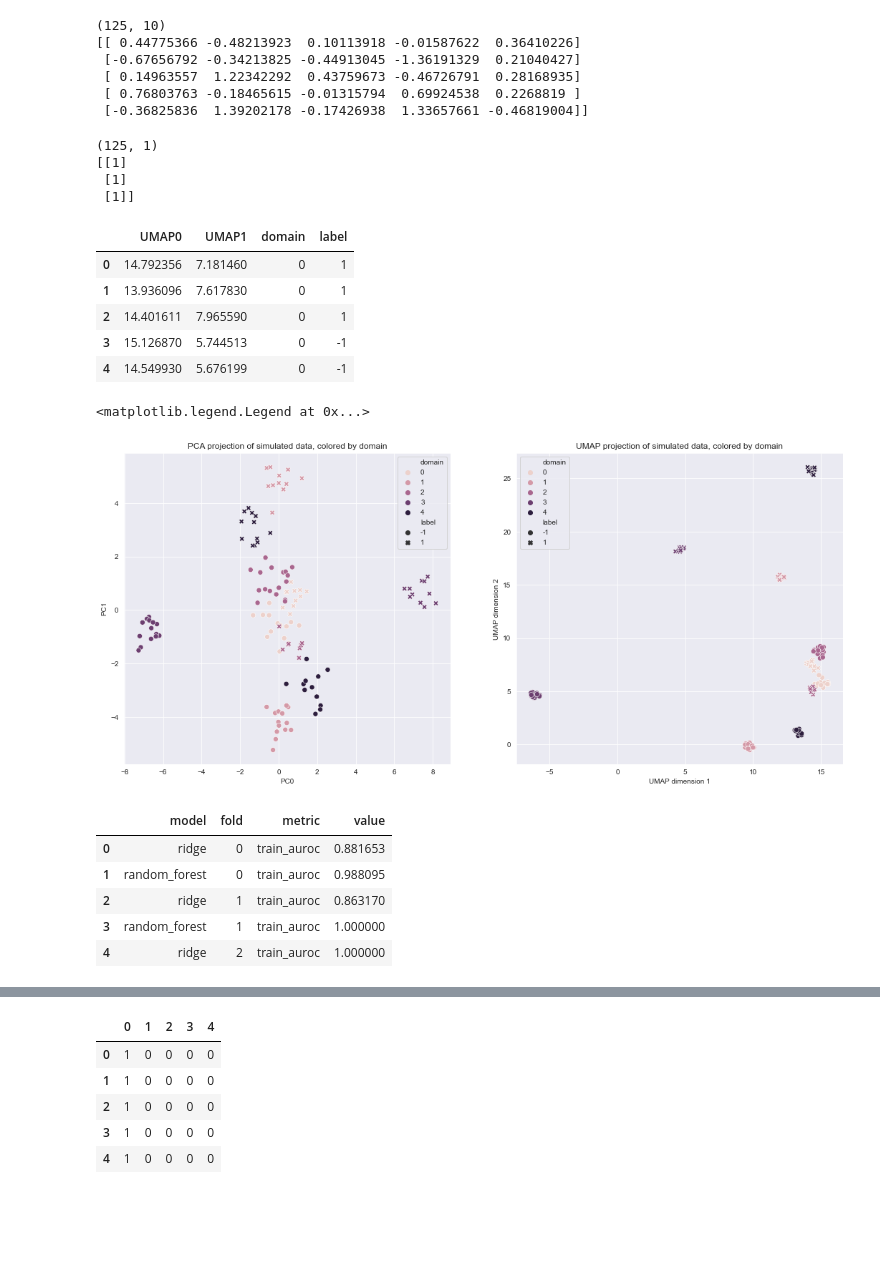
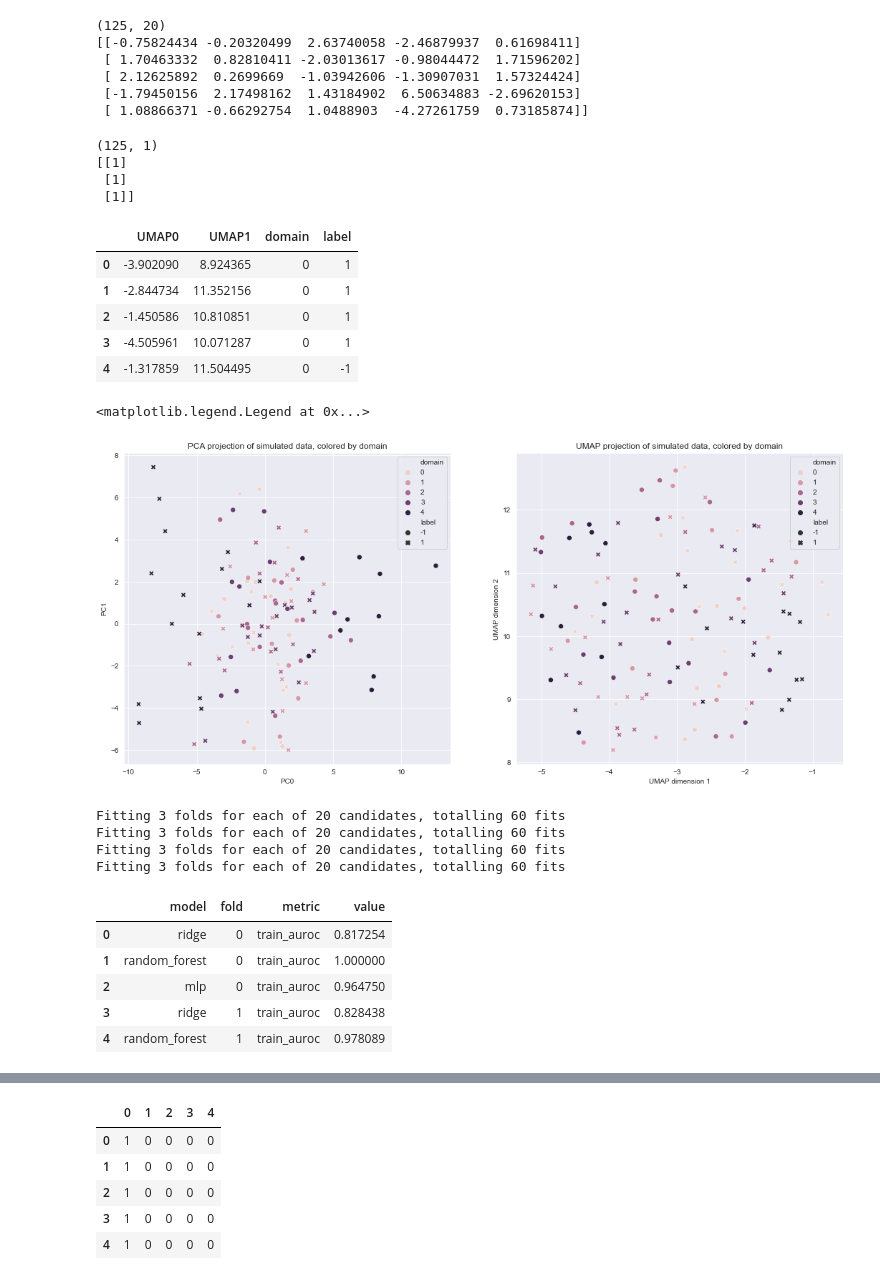
Before and after one commit to greenelab/pancancer-evaluation, a Jupyter notebook: 09_simulations/simulate.ipynb, the cells around one changed output, grey strips where cells are left out. Saved outputs shown, nothing was run; the diff lists cells and outputs as text; code cells hidden in the pictures; blank space fills up the shorter version.

```diff
--- a/09_simulations/simulate.ipynb
+++ b/09_simulations/simulate.ipynb
@@ -20,8 +21,8 @@ np.random.seed(42)
 # %%
 n_domains = 5
 n_per_domain = 25
-p = 10
-noise_scale = 0.5
+p = 20
+noise_scale = 2
 
 # just have e_c and e_s be unit vectors
 # e_c = np.array([1, 0])
@@ -68,12 +79,12 @@ for i, beta_i in enumerate(betas):
 print(xs.shape)
 print(xs[:5, :5])
 # %% [output]
-(125, 10)
-[[ 0.44775366 -0.48213923  0.10113918 -0.01587622  0.36410226]
- [-0.67656792 -0.34213825 -0.44913045 -1.36191329  0.21040427]
- [ 0.14963557  1.22342292  0.43759673 -0.46726791  0.28168935]
- [ 0.76803763 -0.18465615 -0.01315794  0.69924538  0.2268819 ]
- [-0.36825836  1.39202178 -0.17426938  1.33657661 -0.46819004]]
+(125, 20)
+[[-0.75824434 -0.20320499  2.63740058 -2.46879937  0.61698411]
+ [ 1.70463332  0.82810411 -2.03013617 -0.98044472  1.71596202]
+ [ 2.12625892  0.2699669  -1.03942606 -1.30907031  1.57324424]
+ [-1.79450156  2.17498162  1.43184902  6.50634883 -2.69620153]
+ [ 1.08866371 -0.66292754  1.0488903  -4.27261759  0.73185874]]
 # %%
 print(ys.shape)
 print(ys[:3, :])
@@ -103,11 +114,11 @@ X_umap_df['label'] = ys.flatten()
 X_umap_df.head()
 # %% [output]
 |  | UMAP0 | UMAP1 | domain | label |
-| 0 | 14.792356 | 7.181460 | 0 | 1 |
-| 1 | 13.936096 | 7.617830 | 0 | 1 |
-| 2 | 14.401611 | 7.965590 | 0 | 1 |
-| 3 | 15.126870 | 5.744513 | 0 | -1 |
-| 4 | 14.549930 | 5.676199 | 0 | -1 |
+| 0 | -3.902090 | 8.924365 | 0 | 1 |
+| 1 | -2.844734 | 11.352156 | 0 | 1 |
+| 2 | -1.450586 | 10.810851 | 0 | 1 |
+| 3 | -4.505961 | 10.071287 | 0 | 1 |
+| 4 | -1.317859 | 11.504495 | 0 | -1 |
 # %%
 sns.set({'figure.figsize': (18, 8)})
 fig, axarr = plt.subplots(1, 2)
@@ -125,7 +136,7 @@ axarr[1].set_ylabel('UMAP dimension 2')
 axarr[1].legend()
 # %% [output]
 <matplotlib.legend.Legend at 0x...>
-[figure, old version]
+[figure, new version]
 # %%
 # split dataset into train/test
 n_splits = 4
@@ -140,38 +151,61 @@ for fold, (train_ix, test_ix) in enumerate(kf.split(xs)):
     fit_pipeline = train_ridge(X_train, y_train.flatten(), seed=42)
     y_pred_train = fit_pipeline.predict(X_train)
     y_pred_test = fit_pipeline.predict(X_test)
     metrics = get_metrics(y_train, y_test, y_pred_train, y_pred_test)
 
     metric_cols = list(metrics.keys()) + ['model', 'fold']
     metric_vals = list(metrics.values()) + ['ridge', fold]
     if results_cols is None:
         results_cols = metric_cols
     else:
         assert metric_cols == results_cols
     results.append(metric_vals)
 
     fit_pipeline = train_rf(X_train, y_train.flatten(), seed=42)
     y_pred_train = fit_pipeline.predict(X_train)
     y_pred_test = fit_pipeline.predict(X_test)
     metrics = get_metrics(y_train, y_test, y_pred_train, y_pred_test)
 
     metric_vals = list(metrics.values()) + ['random_forest', fold]
     if results_cols is None:
         results_cols = metric_cols
     else:
         assert metric_cols == results_cols
     results.append(metric_vals)
 
+    params = {
+        'learning_rate': [0.1, 0.01, 0.001, 5e-4, 1e-4],
+        'h1_size': [100, 200, 300, 500],
+        'dropout': [0.1, 0.5, 0.75],
+        'weight_decay': [0, 0.1, 1, 10, 100]
+    }
+
+    fit_pipeline = train_mlp(X_train, y_train.flatten(), params, seed=42, max_iter=100)
+    y_pred_train = fit_pipeline.predict_proba(X_train.astype(np.float32))[:, 1]
+    y_pred_test = fit_pipeline.predict_proba(X_test.astype(np.float32))[:, 1]
+    metrics = get_metrics(y_train, y_test, y_pred_train, y_pred_test)
+
+    metric_vals = list(metrics.values()) + ['mlp', fold]
+    if results_cols is None:
+        results_cols = metric_cols
+    else:
+        assert metric_cols == results_cols
+    results.append(metric_vals)
+
 results_df = pd.DataFrame(results, columns=results_cols)
 results_df = results_df.melt(id_vars=['model', 'fold'], var_name='metric')
 results_df.head()
 # %% [output]
+Fitting 3 folds for each of 20 candidates, totalling 60 fits
+Fitting 3 folds for each of 20 candidates, totalling 60 fits
+Fitting 3 folds for each of 20 candidates, totalling 60 fits
+Fitting 3 folds for each of 20 candidates, totalling 60 fits
 |  | model | fold | metric | value |
-| 0 | ridge | 0 | train_auroc | 0.881653 |
-| 1 | random_forest | 0 | train_auroc | 0.988095 |
-| 2 | ridge | 1 | train_auroc | 0.863170 |
-| 3 | random_forest | 1 | train_auroc | 1.000000 |
-| 4 | ridge | 2 | train_auroc | 1.000000 |
+| 0 | ridge | 0 | train_auroc | 0.817254 |
+| 1 | random_forest | 0 | train_auroc | 1.000000 |
+| 2 | mlp | 0 | train_auroc | 0.964750 |
+| 3 | ridge | 1 | train_auroc | 0.828438 |
+| 4 | random_forest | 1 | train_auroc | 0.978089 |
 # %%
 sns.set({'figure.figsize': (12, 6)})
 
```
Also changed, not shown: parts of 7 cells of this notebook, 3 other files.
